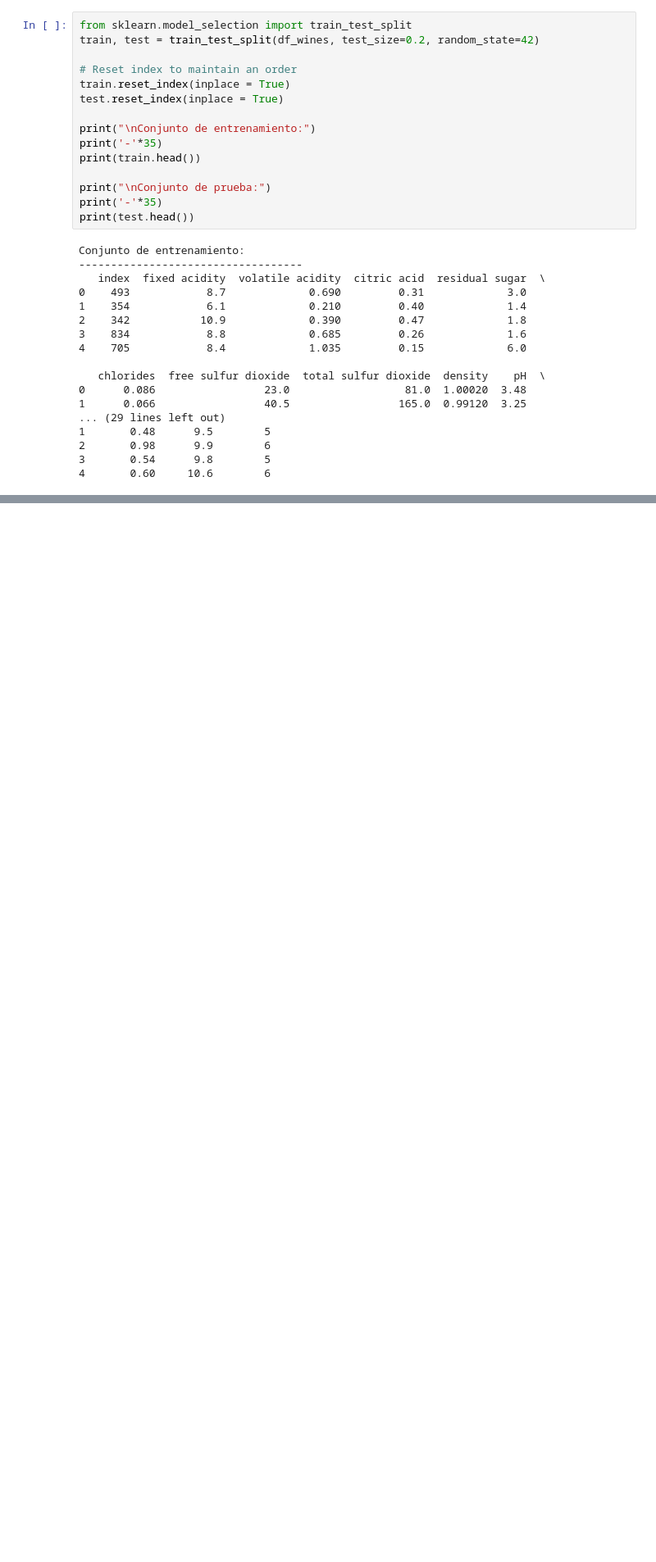
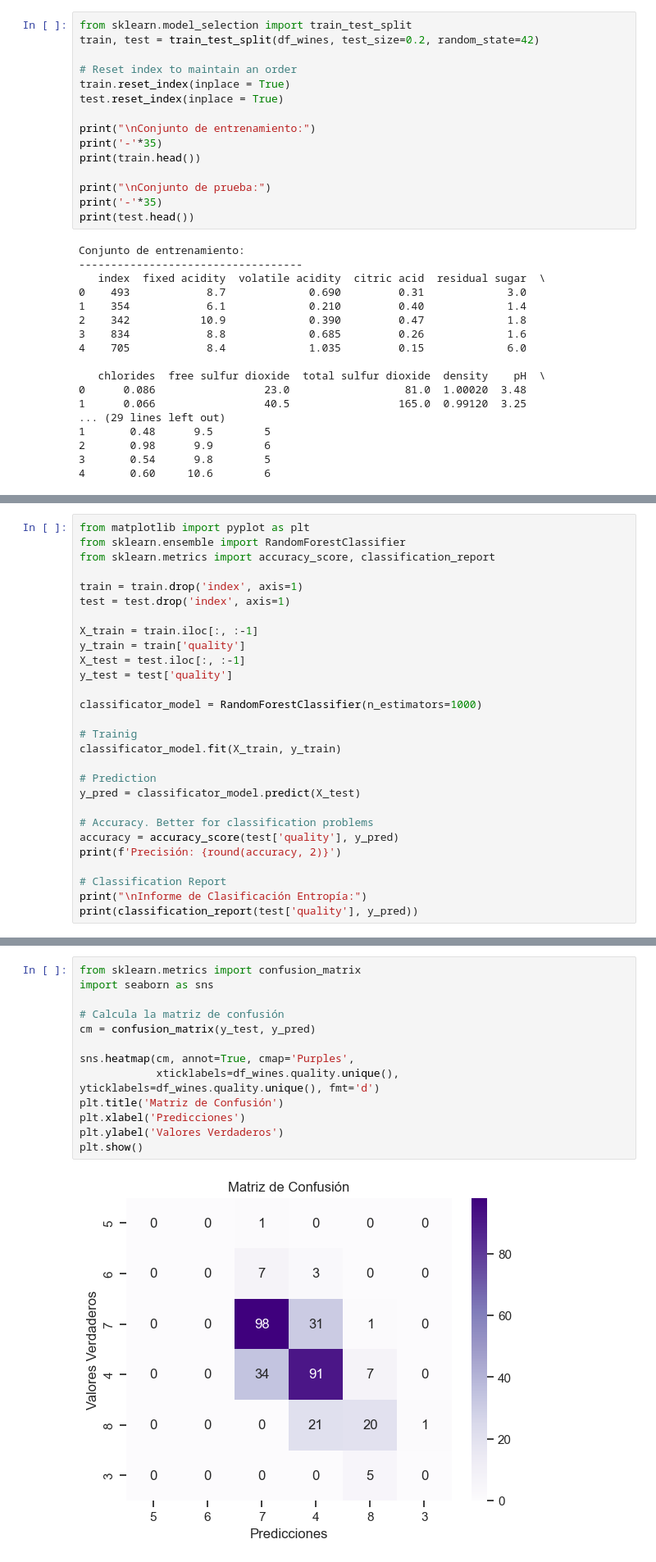
Before and after one commit to viorbe20/ai-machine-learning, a Jupyter notebook: decision-trees-exercises/ex09_random_forest_classification_wine.ipynb, the cells around one changed output, grey strips where cells are left out. Shown at 82% size. Saved outputs shown, nothing was run; the diff lists cells and outputs as text; blank space fills up the shorter version.

Commit message:
add random forest classificator wines

```diff
--- a/decision-trees-exercises/ex09_random_forest_classification_wine.ipynb
+++ b/decision-trees-exercises/ex09_random_forest_classification_wine.ipynb
@@ -142,0 +143,28 @@ Conjunto de entrenamiento:
+# %%
+from matplotlib import pyplot as plt
+from sklearn.ensemble import RandomForestClassifier
+from sklearn.metrics import accuracy_score, classification_report
+
+train = train.drop('index', axis=1)
+test = test.drop('index', axis=1)
+
+X_train = train.iloc[:, :-1]
+y_train = train['quality']
+X_test = test.iloc[:, :-1]
+y_test = test['quality']
+
+classificator_model = RandomForestClassifier(n_estimators=1000)
+
+# Trainig
+classificator_model.fit(X_train, y_train)
+
+# Prediction
+y_pred = classificator_model.predict(X_test)
+
+# Accuracy. Better for classification problems
+accuracy = accuracy_score(test['quality'], y_pred)
+print(f'Precisión: {round(accuracy, 2)}')
+
+# Classification Report
+print("\nInforme de Clasificación Entropía:")
+print(classification_report(test['quality'], y_pred))
@@ -142,0 +190,15 @@ Conjunto de entrenamiento:
+# %%
+from sklearn.metrics import confusion_matrix
+import seaborn as sns
+
+# Calcula la matriz de confusión
+cm = confusion_matrix(y_test, y_pred)
+
+sns.heatmap(cm, annot=True, cmap='Purples',
+            xticklabels=df_wines.quality.unique(), yticklabels=df_wines.quality.unique(), fmt='d')
+plt.title('Matriz de Confusión')
+plt.xlabel('Predicciones')
+plt.ylabel('Valores Verdaderos')
+plt.show()
+# %% [output]
+[figure, added]
```
Also changed, not shown: parts of 4 cells of this notebook, 1 other file.
